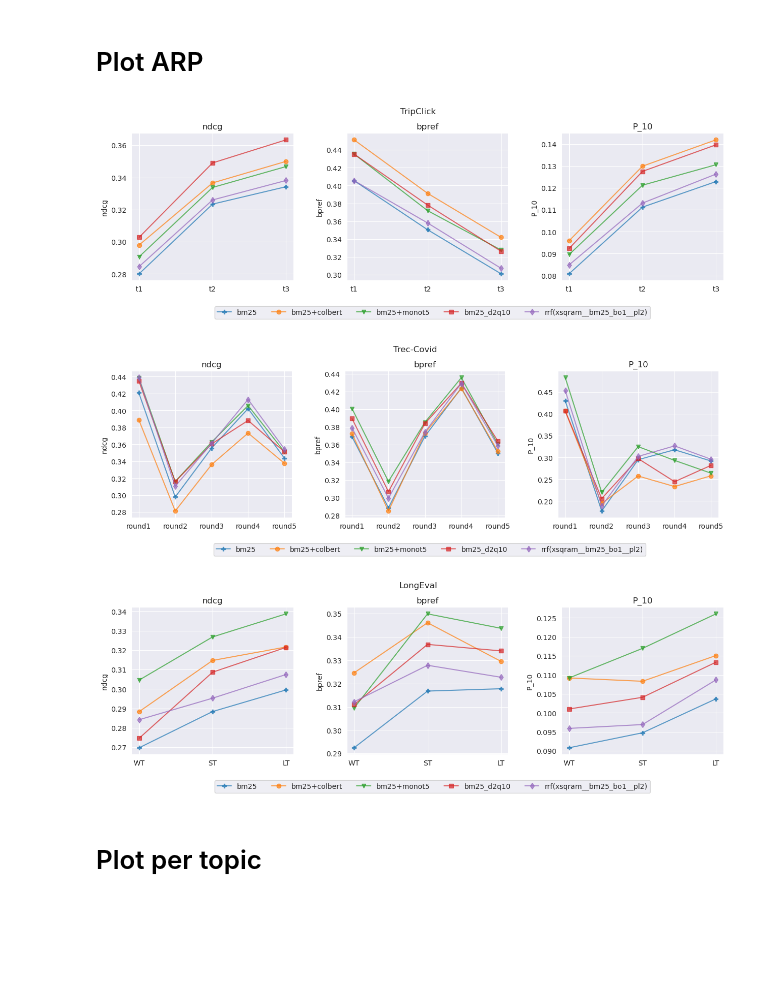
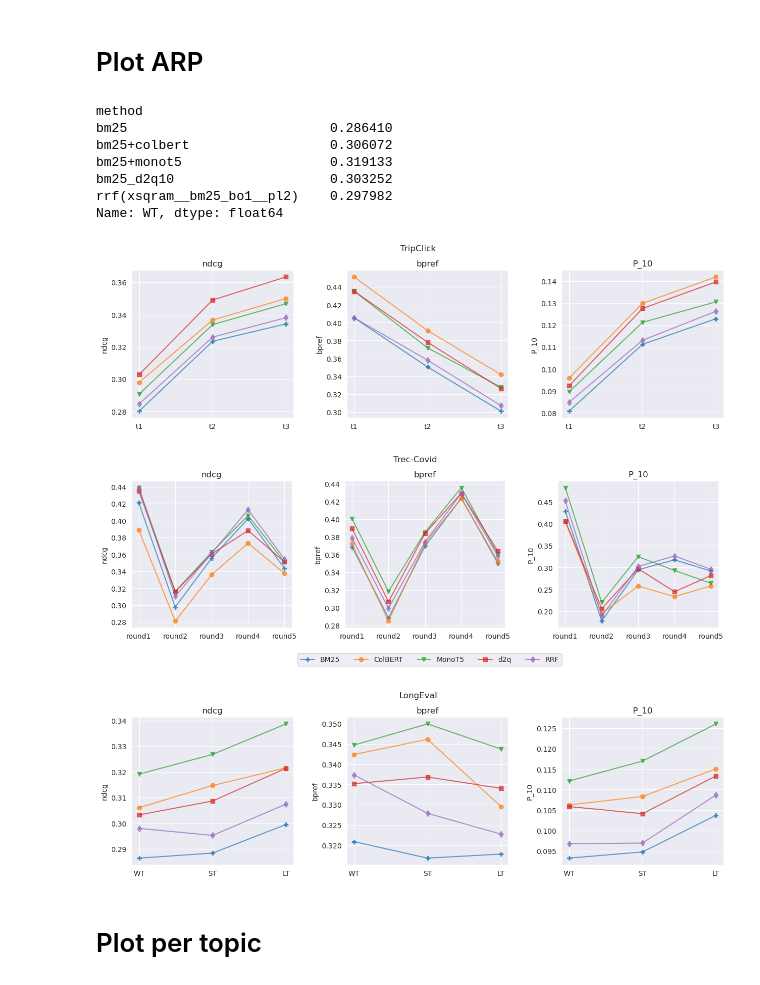
Before and after one commit to irgroup/Temporal-Change, a Jupyter notebook: evaluation/ARP.ipynb, the cells around one changed output. Cells and saved outputs as stored; diff of their text form; code cells hidden in the pictures; blank space fills up the shorter version.

```diff
--- a/evaluation/ARP.ipynb
+++ b/evaluation/ARP.ipynb
@@ -22,8 +22,8 @@ for run in os.listdir("../data/run"):
 # %%
 runs = pd.DataFrame(table)
 # %%
-# runs = runs[~((runs["subcollection"]=="WT") & (runs["queries"]!="queries"))]  # longeval WT all
-runs = runs[~((runs["subcollection"]=="WT") & (runs["queries"]!="test"))]  # longeval WT test only
+runs = runs[~((runs["subcollection"]=="WT") & (runs["queries"]!="queries"))]  # longeval WT all
+# runs = runs[~((runs["subcollection"]=="WT") & (runs["queries"]!="test"))]  # longeval WT test only
 # %%
 # limit to systems of interrest
 runs = runs[runs["method"].isin(["bm25", "bm25+colbert", "bm25+monot5", "rrf(xsqram__bm25_bo1__pl2)", "bm25_d2q10"])]
@@ -70,8 +70,20 @@ import seaborn as sns
 import matplotlib.gridspec as gridspec
 from collections import defaultdict
 sns.set_style("darkgrid")
+# %%
+r_patch = {
+    'bm25': "BM25",
+    "E5": "E5",
+    'bm25+colbert': "ColBERT",
+    'rrf(xsqram__bm25_bo1__pl2)': "RRF",
+    'bm25+monot5': "MonoT5",
+    'bm25_d2q10': "d2q",
+}
 # %%
-def plot_arp(dataset, title, measures=["ndcg", "bpref", "P_10"], symbols=["-P","-o","-v","-s", "-d", "-*"], sorted_columns=False):
+def plot_arp(dataset, title, measures=["ndcg", "bpref", "P_10"], symbols=["-P","-o","-v","-s", "-d", "-*"], sorted_columns=False, legend=False):
+    plt.rcParams.update({'font.size': 10})
+
+
     df = runs[runs["dataset"]==dataset]
     n_measures = len(measures)
     figure, axis = plt.subplots(1, n_measures, figsize=(15,5))
@@ -89,19 +101,35 @@ def plot_arp(dataset, title, measures=["ndcg", "bpref", "P_10"], symbols=["-P","
 
     figure.subplots_adjust(bottom=0.3, wspace=0.33)
     figure.suptitle(title)
-    axis[n].legend(res.columns, loc='upper center', bbox_to_anchor=(0.-0.8, -0.15), ncol=6)
+
+    if legend:
+        display_name = [r_patch[m] for m in res.columns]
+        axis[n].legend(display_name, loc='upper center', bbox_to_anchor=(0.-0.8, -0.15), ncol=6)
+
+    # plt.savefig(f"../../../paper/ECIR23/figures/ARP_{dataset}.png", bbox_inches='tight')
+    plt.show()
+# %%
+runs[runs["dataset"]=="longeval"].pivot_table(index='method', columns='subcollection', values="ndcg")["WT"].T
+# %% [output]
+method
+bm25                          0.286410
+bm25+colbert                  0.306072
+bm25+monot5                   0.319133
+bm25_d2q10                    0.303252
+rrf(xsqram__bm25_bo1__pl2)    0.297982
+Name: WT, dtype: float64
 # %%
 plot_arp("tripclick-test-head", title="TripClick", symbols=["-P","-o","-v","-s", "-d"])
 # %% [output]
-[figure, old version]
+[figure, new version]
 # %%
-plot_arp("trec-covid", title="Trec-Covid", symbols=["-P","-o","-v","-s", "-d"])
+plot_arp("trec-covid", title="Trec-Covid", symbols=["-P","-o","-v","-s", "-d"], legend=True)
 # %% [output]
-[figure, old version]
+[figure, new version]
 # %%
 plot_arp("longeval", title="LongEval", symbols=["-P","-o","-v","-s", "-d"], sorted_columns=["WT", "ST", "LT"])
 # %% [output]
-[figure, old version]
+[figure, new version]
 # %% [markdown]
 # Plot per topic
 # %%
```
Also changed, not shown: parts of 15 cells of this notebook, 6 other files.
